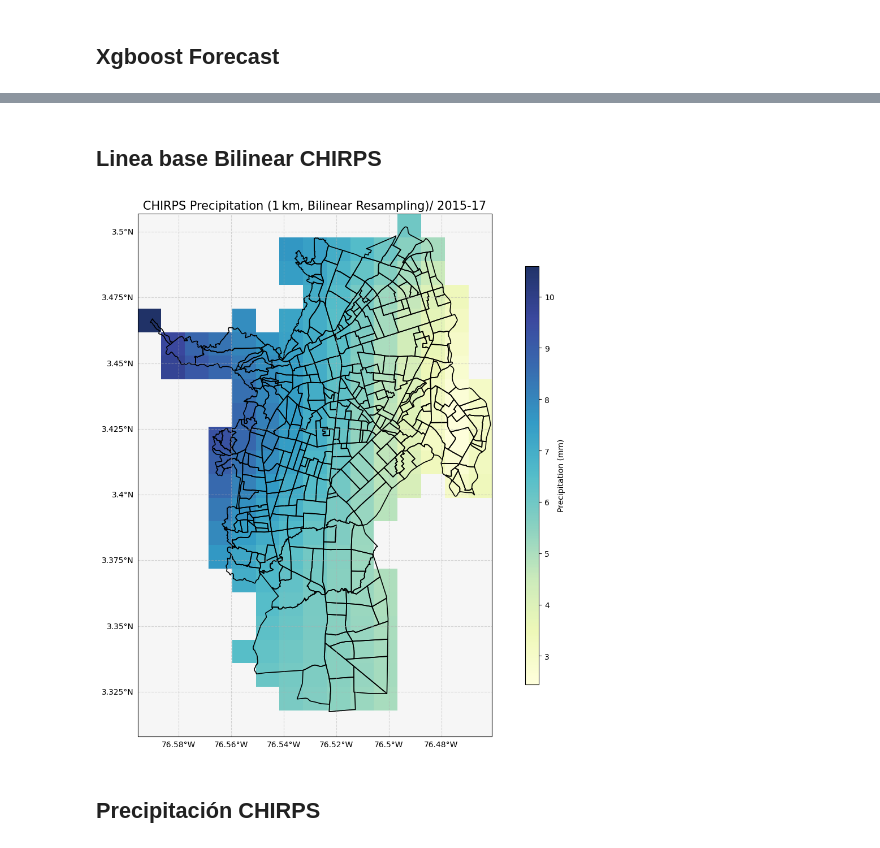
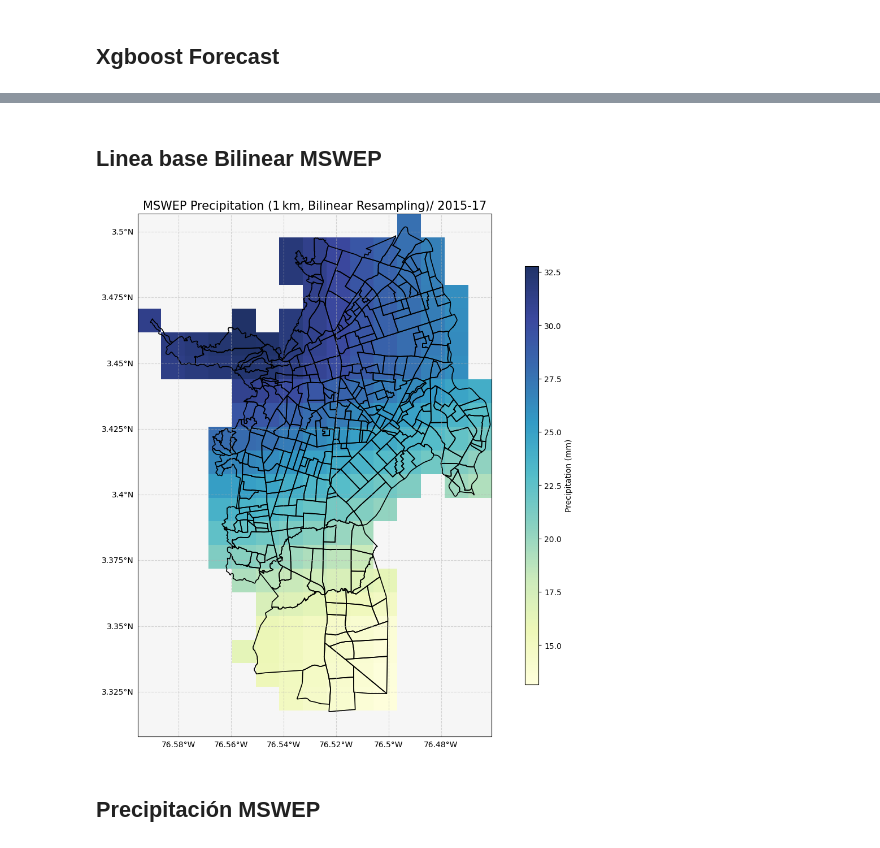
Before and after one commit to dagudelo30/Downscaling, a Jupyter notebook: notebooks/04_spatial_predict_precip.ipynb, the cells around one changed output, grey strips where cells are left out. Cells and saved outputs as stored; diff of their text form; code cells hidden in the pictures.

Commit message:
was updated the mswep source

```diff
--- a/notebooks/04_spatial_predict_precip.ipynb
+++ b/notebooks/04_spatial_predict_precip.ipynb
@@ -157,10 +157,10 @@ def predict_from_dataset(ds: xr.Dataset, template_var: str, output_var: str = "p
 ## Carga de variables espaciales
 # %%
 # Rutas a los archivos
-data_gee = "D:/OneDrive - CGIAR/Desktop/downscaling/data/preprocessed/gee/gee_2013-22_2025-05.nc"
-data_c3s = "D:/OneDrive - CGIAR/Desktop/downscaling/data/preprocessed/copernicus/c3s_2013-22_2025-05.nc"
-data_chirps = "D:/OneDrive - CGIAR/Desktop/downscaling/data/preprocessed/chirps/chirps_2013-22_2025-05.nc"
-data_dem = "D:/OneDrive - CGIAR/Desktop/downscaling/data/auxiliary/DEM/DEM.tif"
+data_gee = r"C:\Users\DAgudelo\Desktop\Downscaling\data\preprocessed\gee\gee_2013-22_2025-05.nc"
+data_c3s = r"C:\Users\DAgudelo\Desktop\Downscaling\data\preprocessed\copernicus\c3s_2013-22_2025-05.nc"
+data_mswep = r"C:\Users\DAgudelo\Desktop\Downscaling\data\preprocessed\mswep\mswep_2013-22_2025-05.nc"
+data_dem = r"C:\Users\DAgudelo\Desktop\Downscaling\data\auxiliary\DEM\DEM.tif"
 
 
 modis_crs = CRS.from_proj4(
@@ -168,13 +168,13 @@ modis_crs = CRS.from_proj4(
 )
 
 # Cargar como dataset (puede contener múltiples variables)
-ds_chirps = xr.open_dataset(data_chirps).rio.write_crs("EPSG:4326", inplace=False)
+ds_mswep = xr.open_dataset(data_mswep).rio.write_crs("EPSG:4326", inplace=False)
 ds_c3s = xr.open_dataset(data_c3s).rio.write_crs("EPSG:4326", inplace=False).rename({"lat": "y", "lon": "x"})
 ds_gee = xr.open_dataset(data_gee).rio.write_crs(modis_crs)
 ds_dem = xr.open_dataset(data_dem).squeeze("band").rio.write_crs("EPSG:4326", inplace=False)
 
 # Listar variables disponibles
-print("CHIRPS variables:", list(ds_chirps.data_vars))
+print("CHIRPS variables:", list(ds_mswep.data_vars))
 print("C3S variables:", list(ds_c3s.data_vars))
 print("GEE variables:", list(ds_gee.data_vars))
 print("DEM variables:", list(ds_dem.data_vars))
@@ -262,27 +250,31 @@ NDVI_rugosity = NDVI_1k * rugosity_expanded
+# %%
+## Variables input
+precip_11k = ds_mswep.precipitation
+precip_1k= precip_11k.rio.reproject_match(NDVI_1k, resampling=Resampling.bilinear)
+DEM_1k = ds_dem.expand_dims({'epi_week': tmax_11k.epi_week})
+mswep_dem_1 = precip_1k * DEM_1k
+
+NDVI_4326 = NDVI_500m.rio.reproject("EPSG:4326")
 # %%
 # 1. Dale un nombre único a cada DataArray
-chirps_1km     = precip_1k.rename('chirps_1km')
-cumbre_da      = dist_cumbre_da.rename('cumbre')
+mswep_1km     = precip_1k.rename('mswep_1km')
 tmax_saga      = tmax_saga.rename('tmax_saga')
 tmin_saga      = tmin_saga.rename('tmin_saga')
 NDWI_1k        = NDWI_1k.rename('ndwi')
 NDVI_1k        = NDVI_1k.rename('ndvi')
-NDVI_rugosity  = NDVI_rugosity.rename('ndvi_rugosity')
-tpi_1k         = tpi_da.rename('tpi')
-tpi2_1k         = (tpi_da**2).rename('tpi2')
+mswep_dem     =    mswep_dem_1.band_data.rename('mswep_dem')
+
 
 # 2. Verifica que TODOS compartan CRS y la misma malla (dims x/y):
 #    Si aún difieren usa rio.reproject_match o interp_like antes de merge.
-ref = chirps_1km                      # el raster de referencia
+ref = mswep_1km                      # el raster de referencia
 
 others = [
-    cumbre_da.rio.reproject_match(ref),
     tmax_saga.rio.reproject_match(ref),
     tmin_saga.rio.reproject_match(ref),
     NDWI_1k.rio.reproject_match(ref),
-    NDVI_rugosity.rio.reproject_match(ref),
-    tpi_1k.rio.reproject_match(ref),
-    tpi2_1k.rio.reproject_match(ref)
+    NDVI_1k.rio.reproject_match(ref),
+    mswep_dem.rio.reproject_match(ref),
 ]
 
 # 3. Fusión segura
@@ -291,7 +283,7 @@ ds = xr.merge([ref, *others], compat='override')   # ahora s
 # Cargar shapefile
 import geopandas as gdp
 
-shapefile_path = "D:/OneDrive - CGIAR/Desktop/downscaling/data/auxiliary/shapefiles/cali/cali.shp"
+shapefile_path =r"C:\Users\DAgudelo\Desktop\Downscaling\data\auxiliary\shapefiles\cali\cali.shp"
 
 gdf = gdp.read_file(shapefile_path).to_crs("EPSG:4326")
 
@@ -380,8 +395,8 @@ plt.show()
 # %% [markdown]
-## Linea base Bilinear CHIRPS
+## Linea base Bilinear MSWEP
 # %%
 
-target_da = ds_pred.chirps_1km[100, :, :]
+target_da = ds_pred.mswep_1km[100, :, :]
 
 fig, ax = plt.subplots(
     figsize=(12, 10),
@@ -401,36 +416,36 @@ target_da.plot(
     alpha=0.9,
     zorder=1,
     transform=ccrs.PlateCarree()
 )
 
 # Contorno del shapefile
 gdf.to_crs(epsg=4326).boundary.plot(
     ax=ax,
     edgecolor='black',
     linewidth=1.2,
     zorder=2,
     transform=ccrs.PlateCarree()
 )
 
 # Elementos decorativos
 ax.coastlines(resolution='10m', color='gray', linewidth=1)
 ax.add_feature(cfeature.BORDERS, linestyle=':', linewidth=0.8)
 ax.add_feature(cfeature.LAND, facecolor='lightgray', alpha=0.2)
 ax.add_feature(cfeature.OCEAN, facecolor='lightblue', alpha=0.1)
 
 gl = ax.gridlines(draw_labels=True, linestyle='--', alpha=0.5, linewidth=0.8)
 gl.top_labels = False
 gl.right_labels = False
 
-ax.set_title("CHIRPS Precipitation (1 km, Bilinear Resampling)/ 2015-17", fontsize=15)
+ax.set_title("MSWEP Precipitation (1 km, Bilinear Resampling)/ 2015-17", fontsize=15)
 ax.set_xlabel("Longitude")
 ax.set_ylabel("Latitude")
 
 plt.tight_layout()
 plt.show()
 # %% [output]
-[figure, old version]
+[figure, new version]
 # %% [markdown]
-## Precipitación CHIRPS
+## Precipitación MSWEP
 # %%
 
```
Also changed, not shown: parts of 10 cells of this notebook, 2 other files.
